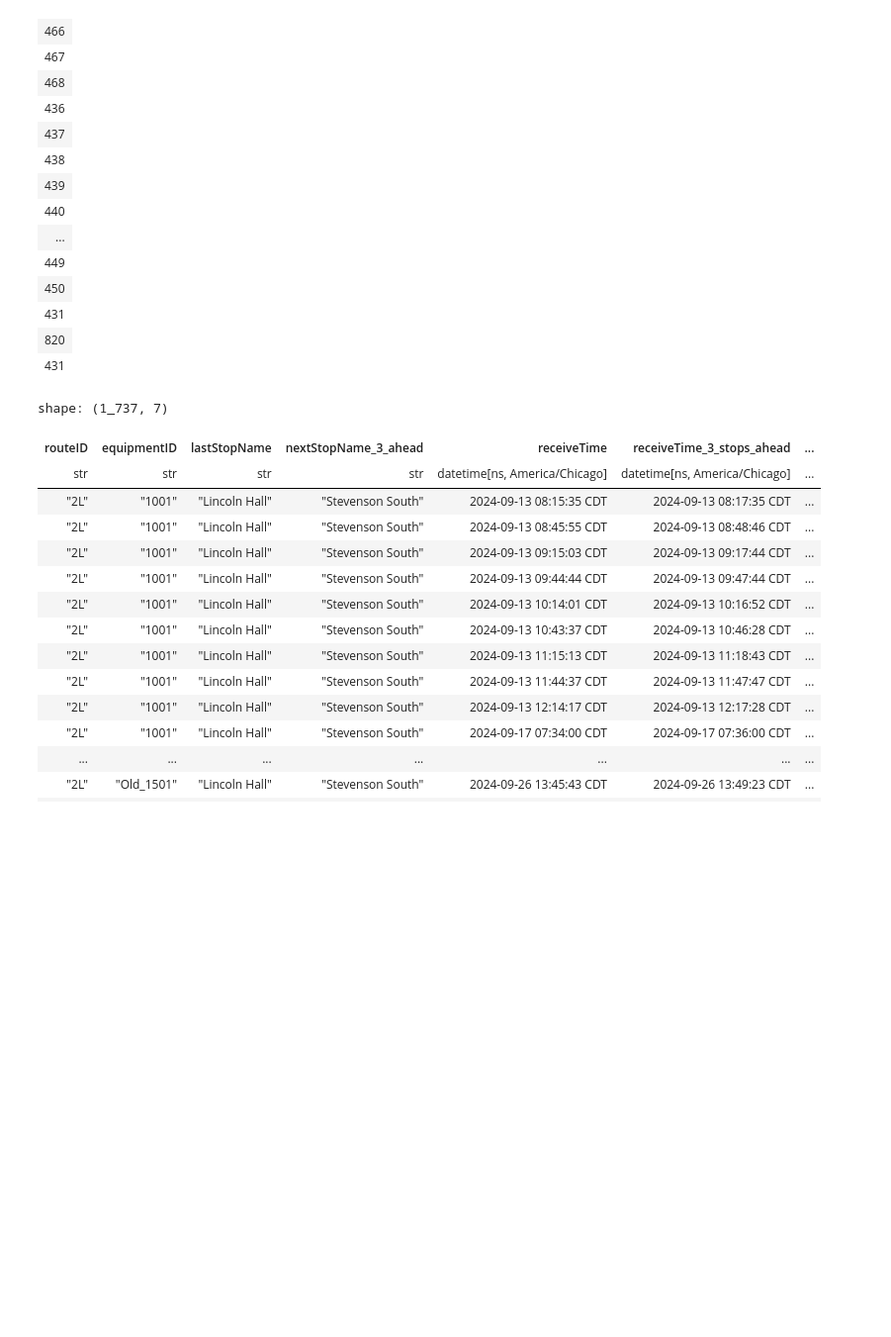
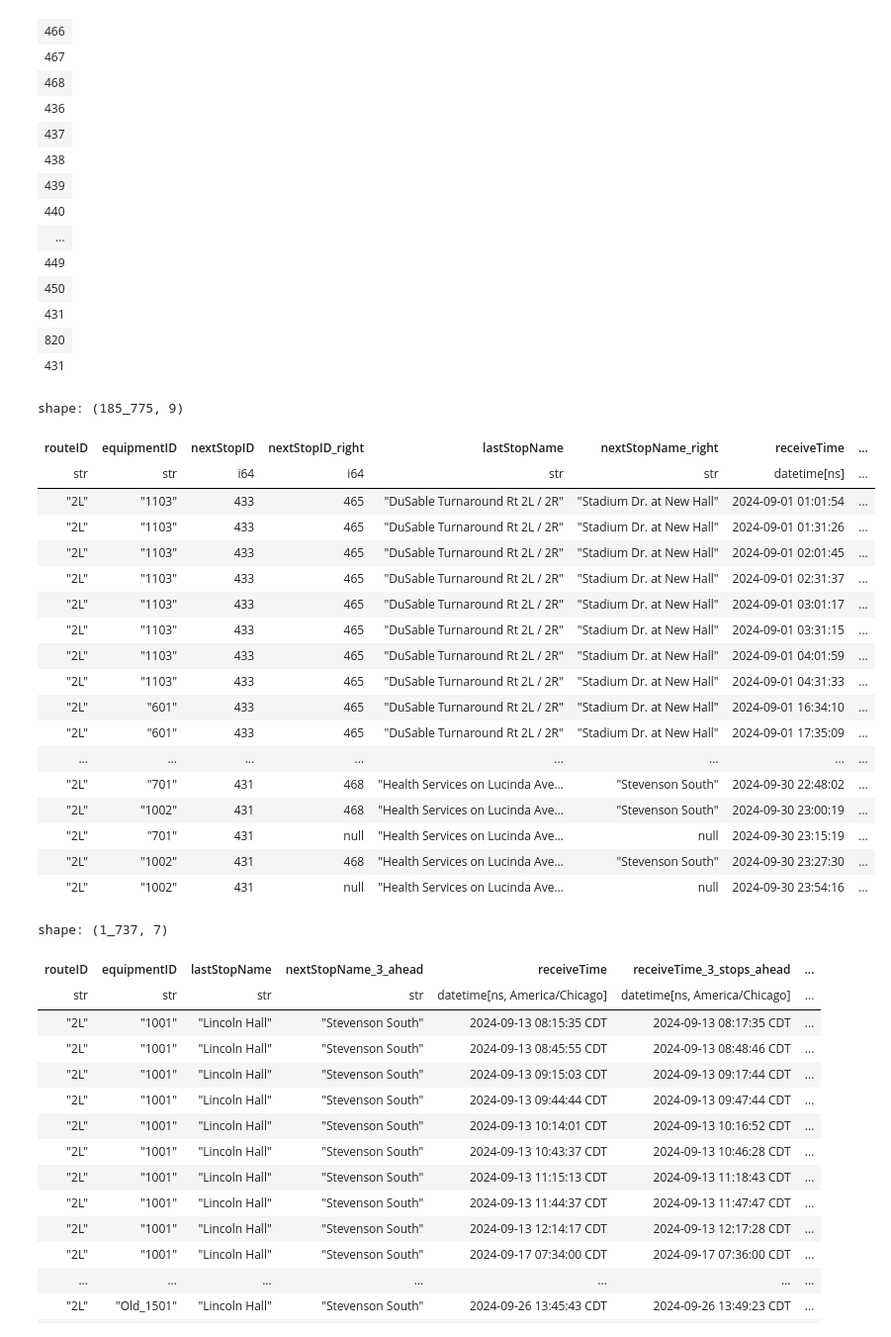
Before and after one commit to shaivilp/Research-Rookies, a Jupyter notebook: data_visualization/predictions.ipynb, the cells around one changed output. Shown at 99% size. Drawn from its saved outputs; the diff is of its cells as text; code cells hidden in the pictures; blank space fills up the shorter version.

Commit message:
feat: Found a way to compute all permutations for the 2l route

```diff
--- a/data_visualization/predictions.ipynb
+++ b/data_visualization/predictions.ipynb
@@ -359,4 +384,52 @@ shape: (23,)
 | 431 |
 | 820 |
 | 431 |
+# %%
+def compute_permutations(subset, stop_ids):
+    mega_df = None
+
+    for i in range(len(stop_ids)):
+        stop1 = stop_ids[i]
+        df1 = subset.filter(pl.col('nextStopID') == stop1)
+
+        for j in range(1, 6):
+            stop2 = stop_ids[(i + j) % len(stop_ids)]
+            df2 = subset.filter(pl.col('nextStopID') == stop2)
+
+            df2 = df2.with_columns(pl.col("receiveTime").alias("receiveTime_right"))
+            joined_df = df1.join_asof(df2, on="receiveTime", by='equipmentID', strategy='forward')
+
+            joined_df = joined_df.with_columns(
+                (pl.col("receiveTime_right") - pl.col("receiveTime")).alias(f"timeDiff_n_stops_ahead")
+            )
+
+            if mega_df is None:
+                mega_df = joined_df
+            else:
+                mega_df = mega_df.vstack(joined_df)
+
+    return mega_df
+
+mega_df = compute_permutations(subset, twoLStopId)
+mega_df['routeID', 'equipmentID', 'nextStopID', 'nextStopID_right', 'lastStopName', 'nextStopName_right',  'receiveTime', 'receiveTime_right', 'timeDiff_n_stops_ahead']
+# %% [output]
+shape: (185_775, 9)
+| routeID | equipmentID | nextStopID | nextStopID_right | lastStopName | nextStopName_right | receiveTime | ... |
+| str | str | i64 | i64 | str | str | datetime[ns] | ... |
+| "2L" | "1103" | 433 | 465 | "DuSable Turnaround Rt 2L / 2R" | "Stadium Dr. at New Hall" | 2024-09-01 01:01:54 | ... |
+| "2L" | "1103" | 433 | 465 | "DuSable Turnaround Rt 2L / 2R" | "Stadium Dr. at New Hall" | 2024-09-01 01:31:26 | ... |
+| "2L" | "1103" | 433 | 465 | "DuSable Turnaround Rt 2L / 2R" | "Stadium Dr. at New Hall" | 2024-09-01 02:01:45 | ... |
+| "2L" | "1103" | 433 | 465 | "DuSable Turnaround Rt 2L / 2R" | "Stadium Dr. at New Hall" | 2024-09-01 02:31:37 | ... |
+| "2L" | "1103" | 433 | 465 | "DuSable Turnaround Rt 2L / 2R" | "Stadium Dr. at New Hall" | 2024-09-01 03:01:17 | ... |
+| "2L" | "1103" | 433 | 465 | "DuSable Turnaround Rt 2L / 2R" | "Stadium Dr. at New Hall" | 2024-09-01 03:31:15 | ... |
+| "2L" | "1103" | 433 | 465 | "DuSable Turnaround Rt 2L / 2R" | "Stadium Dr. at New Hall" | 2024-09-01 04:01:59 | ... |
+| "2L" | "1103" | 433 | 465 | "DuSable Turnaround Rt 2L / 2R" | "Stadium Dr. at New Hall" | 2024-09-01 04:31:33 | ... |
+| "2L" | "601" | 433 | 465 | "DuSable Turnaround Rt 2L / 2R" | "Stadium Dr. at New Hall" | 2024-09-01 16:34:10 | ... |
+| "2L" | "601" | 433 | 465 | "DuSable Turnaround Rt 2L / 2R" | "Stadium Dr. at New Hall" | 2024-09-01 17:35:09 | ... |
+| ... | ... | ... | ... | ... | ... | ... | ... |
+| "2L" | "701" | 431 | 468 | "Health Services on Lucinda Ave… | "Stevenson South" | 2024-09-30 22:48:02 | ... |
+| "2L" | "1002" | 431 | 468 | "Health Services on Lucinda Ave… | "Stevenson South" | 2024-09-30 23:00:19 | ... |
+| "2L" | "701" | 431 | null | "Health Services on Lucinda Ave… | null | 2024-09-30 23:15:19 | ... |
+| "2L" | "1002" | 431 | 468 | "Health Services on Lucinda Ave… | "Stevenson South" | 2024-09-30 23:27:30 | ... |
+| "2L" | "1002" | 431 | null | "Health Services on Lucinda Ave… | null | 2024-09-30 23:54:16 | ... |
 # %%
```
Also changed, not shown: parts of 5 cells of this notebook.
